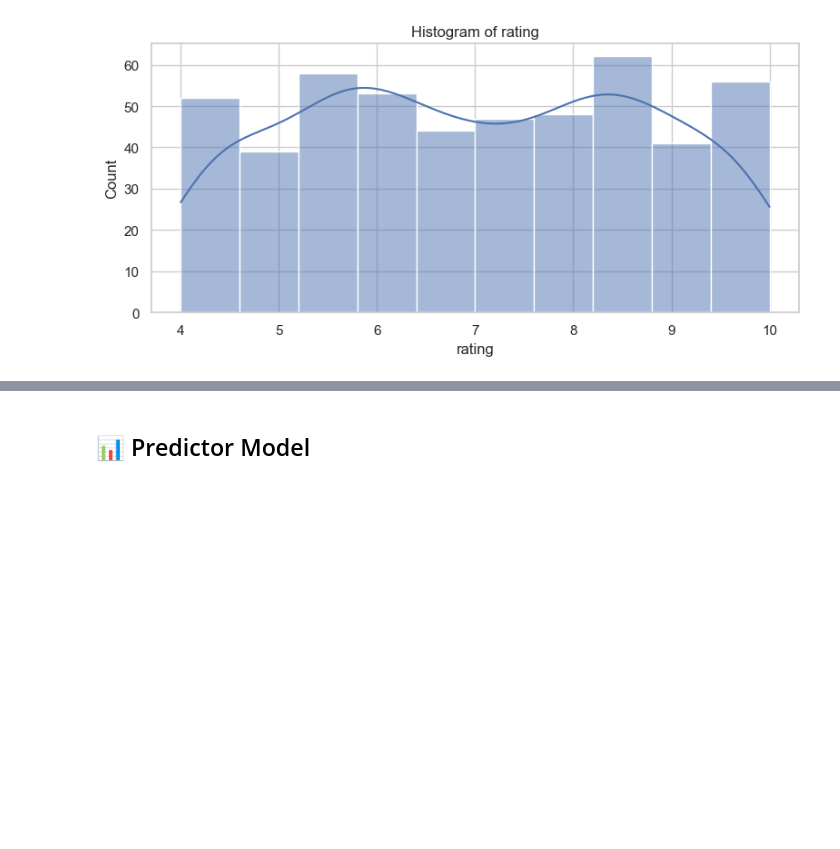
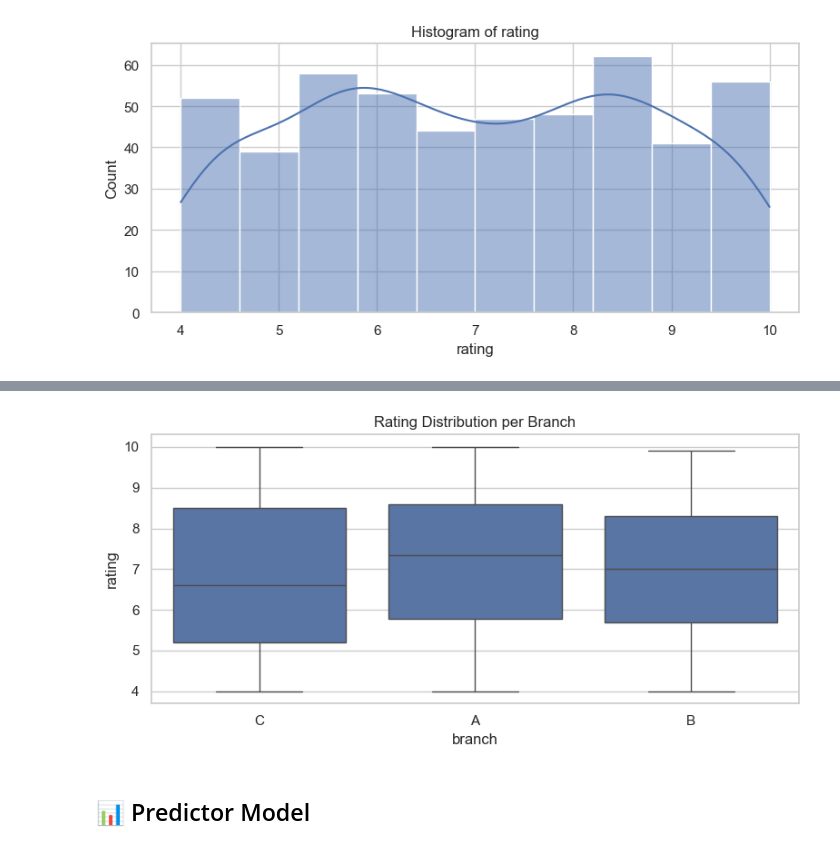
Before and after one commit to DiffelVIA/retail_sales_analysis, a Jupyter notebook: retail_sales_analysis.ipynb, the cells around one changed output, grey strips where cells are left out. Drawn from its saved outputs; the diff is of its cells as text; code cells hidden in the pictures; blank space fills up the shorter version.

```diff
--- a/retail_sales_analysis.ipynb
+++ b/retail_sales_analysis.ipynb
@@ -159,3 +191,11 @@ for col in numeric_columns:
+# %%
+plt.figure(figsize=(8,4))
+sns.boxplot(x='branch', y='rating', data=df)
+plt.title('Rating Distribution per Branch')
+plt.tight_layout()
+plt.show()
+# %% [output]
+[figure, added]
 # %% [markdown]
 ## 📊 Predictor Model <a id='model'></a>
 # %% [markdown]
```
Also changed, not shown: parts of 3 cells of this notebook, 11 other files.
